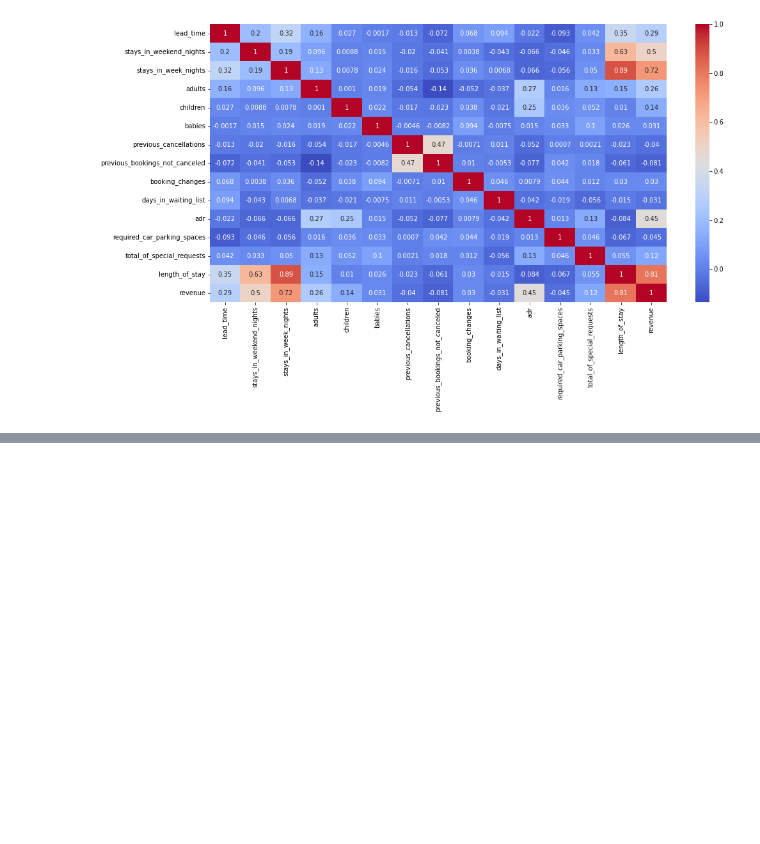
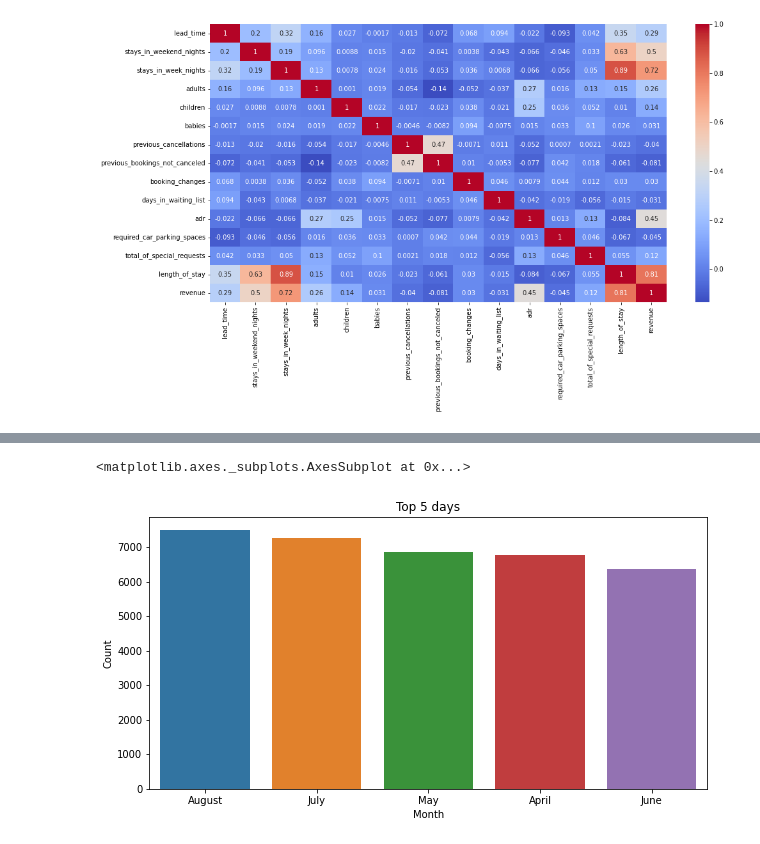
Before and after one commit to shubhpanchal/EDA--HotelAnalysis-AlmabetterCapstoneProject, a Jupyter notebook: Copy_of_Hotel_Booking_Analysis_Capstone_Project.ipynb, the cells around one changed output, grey strips where cells are left out. Saved outputs shown, nothing was run; the diff lists cells and outputs as text; code cells hidden in the pictures; blank space fills up the shorter version.

```diff
--- a/Copy_of_Hotel_Booking_Analysis_Capstone_Project.ipynb
+++ b/Copy_of_Hotel_Booking_Analysis_Capstone_Project.ipynb
@@ -473,0 +536,5 @@ sns.heatmap(correlation, annot=True, cmap ='coolwarm')
+# %%
+month_data = hotel['arrival_date_month'].value_counts().reset_index()
+month_data.rename(columns={'index':'Month'}, inplace = True)
+month_data.rename(columns={'arrival_date_month':'Count'}, inplace=True)
+month_data.head()
@@ -473,0 +548,7 @@ sns.heatmap(correlation, annot=True, cmap ='coolwarm')
+# %%
+plt.figure(figsize=(10,5))
+plt.title('Top 5 days')
+sns.barplot(x= 'Month', y ='Count', data= month_data[:5])
+# %% [output]
+<matplotlib.axes._subplots.AxesSubplot at 0x...>
+[figure, added]
```
Also changed, not shown: parts of 15 cells of this notebook.
